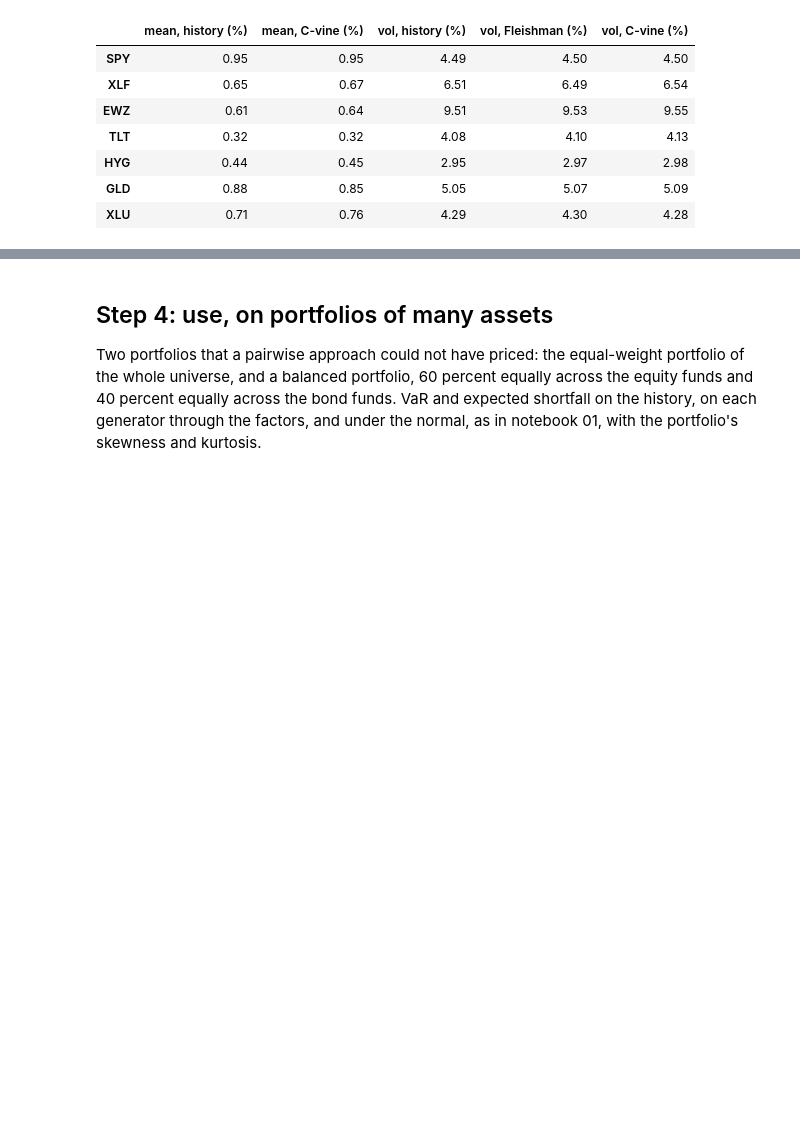
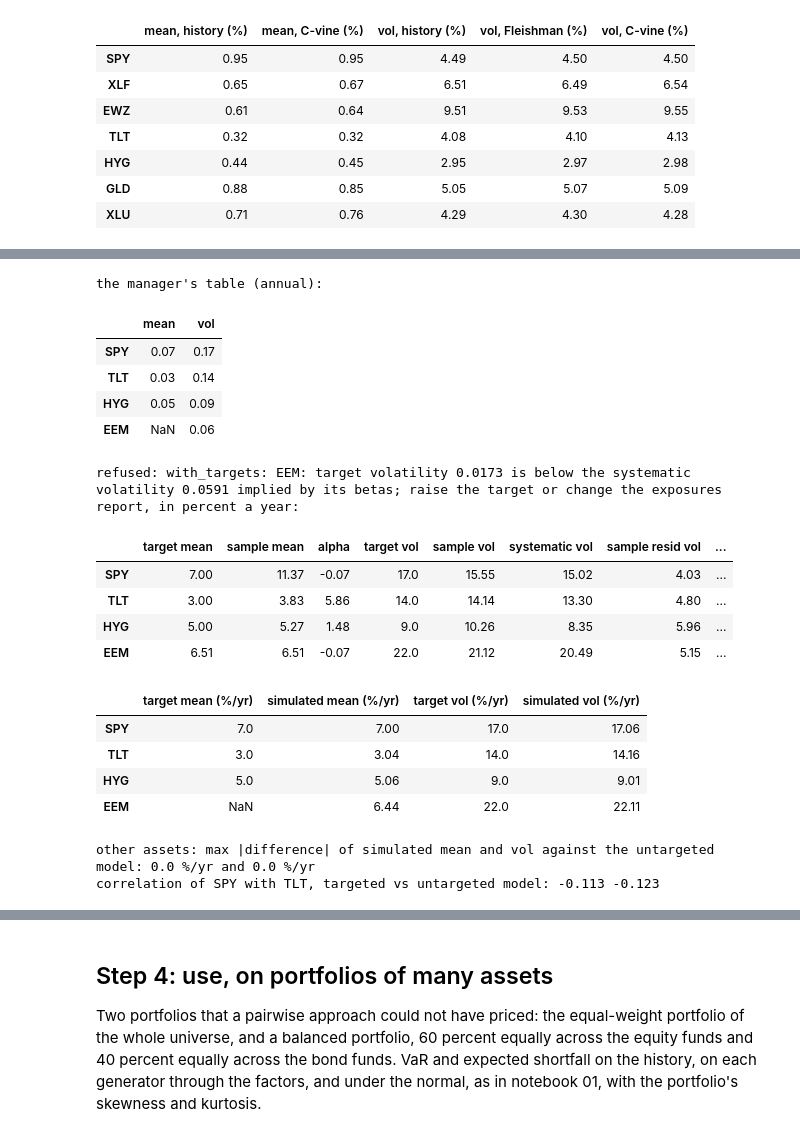
Before and after one commit to mamadouyamar/CVineMarketGen, a Jupyter notebook: examples/03_many_assets_factors.ipynb, the cells around one changed output, grey strips where cells are left out. Cells and saved outputs as stored; diff of their text form; code cells hidden in the pictures; blank space fills up the shorter version.

```diff
--- a/examples/03_many_assets_factors.ipynb
+++ b/examples/03_many_assets_factors.ipynb
@@ -531,0 +582,11 @@ axes[0].legend(fontsize=8); plt.tight_layout(); plt.show()
+# %%
+t0 = time.time(); cv80 = CVineMarket(t, central="Equity DM", families="auto", symmetry_level=0.80).fit(); print(f"C-vine fit at the 80 percent level: {time.time() - t0:.0f} s")
+display(pd.concat([cv.classification["symmetric"].rename("symmetric at 90%"), cv80.classification["symmetric"].rename("symmetric at 80%")], axis=1))
+display(cv80.edges[cv80.edges["tree"] == 1])
+F80 = cv80.simulate(25000, seed=1); X80 = fm.simulate(F80, seed=1)
+rows = {}
+for a in ["EEM", "HYG"]:
+    hist = pd.concat([F[base], R[a]], axis=1)
+    for name, xf, xa in [("history", hist[base], hist[a]), ("C-vine, 90%", Fcv[base], Xcv[a]), ("C-vine, 80%", F80[base], X80[a])]:
+        e = exceedance_curve(xf, xa, [-1.0, 0.0, 1.0]); rows[(a, name)] = {"z = -1": e.iloc[0], "z = 0": e.iloc[1], "z = +1": e.iloc[2], "P(both in lower 5% tail) / 5%": joint_tail(xf, xa)}
+pd.DataFrame(rows).T.round(2)
@@ -531,0 +663,41 @@ axes[0].legend(fontsize=8); plt.tight_layout(); plt.show()
+# %%
+assumptions = pd.DataFrame({"mean": [0.07, 0.03, 0.05, np.nan], "vol": [0.17, 0.14, 0.09, 0.06]}, index=["SPY", "TLT", "HYG", "EEM"])   # annual, as a spreadsheet would give them
+print("the manager's table (annual):"); display(assumptions)
+try:
+    fm.with_targets(assumptions)
+except ValueError as err:
+    print("refused:", err)
+assumptions.loc["EEM", "vol"] = 0.22                                    # above EEM's systematic volatility
+fm_t = fm.with_targets(assumptions)
+rep = fm_t.target_report.copy()
+for c_ in ["target mean", "sample mean", "alpha"]: rep[c_] = rep[c_] * 1200
+for c_ in ["target vol", "sample vol", "systematic vol", "sample resid vol", "new resid vol"]: rep[c_] = rep[c_] * np.sqrt(12) * 100
+print("report, in percent a year:"); display(rep.round(2))
+X_t = fm_t.simulate(Fcv, seed=1)
+chk = pd.DataFrame({"target mean (%/yr)": assumptions["mean"] * 100, "simulated mean (%/yr)": X_t[assumptions.index].mean() * 1200,
+                    "target vol (%/yr)": assumptions["vol"] * 100, "simulated vol (%/yr)": X_t[assumptions.index].std() * np.sqrt(12) * 100})
+display(chk.round(2))
+others = [a for a in R.columns if a not in assumptions.index]
+print("other assets: max |difference| of simulated mean and vol against the untargeted model:", round(float((X_t[others].mean() - Xcv[others].mean()).abs().max() * 1200), 3), "%/yr and", round(float((X_t[others].std() - Xcv[others].std()).abs().max() * np.sqrt(12) * 100), 3), "%/yr")
+print("correlation of SPY with TLT, targeted vs untargeted model:", round(X_t[["SPY", "TLT"]].corr().iloc[0, 1], 3), round(Xcv[["SPY", "TLT"]].corr().iloc[0, 1], 3))
+# %% [output]
+the manager's table (annual):
+|  | mean | vol |
+| SPY | 0.07 | 0.17 |
+| TLT | 0.03 | 0.14 |
+| HYG | 0.05 | 0.09 |
+| EEM | NaN | 0.06 |
+refused: with_targets: EEM: target volatility 0.0173 is below the systematic volatility 0.0591 implied by its betas; raise the target or change the exposures
+report, in percent a year:
+|  | target mean | sample mean | alpha | target vol | sample vol | systematic vol | sample resid vol | ... |
+| SPY | 7.00 | 11.37 | -0.07 | 17.0 | 15.55 | 15.02 | 4.03 | ... |
+| TLT | 3.00 | 3.83 | 5.86 | 14.0 | 14.14 | 13.30 | 4.80 | ... |
+| HYG | 5.00 | 5.27 | 1.48 | 9.0 | 10.26 | 8.35 | 5.96 | ... |
+| EEM | 6.51 | 6.51 | -0.07 | 22.0 | 21.12 | 20.49 | 5.15 | ... |
+|  | target mean (%/yr) | simulated mean (%/yr) | target vol (%/yr) | simulated vol (%/yr) |
+| SPY | 7.0 | 7.00 | 17.0 | 17.06 |
+| TLT | 3.0 | 3.04 | 14.0 | 14.16 |
+| HYG | 5.0 | 5.06 | 9.0 | 9.01 |
+| EEM | NaN | 6.44 | 22.0 | 22.11 |
+other assets: max |difference| of simulated mean and vol against the untargeted model: 0.0 %/yr and 0.0 %/yr
+correlation of SPY with TLT, targeted vs untargeted model: -0.113 -0.123
```
Also changed, not shown: parts of 9 cells of this notebook.
